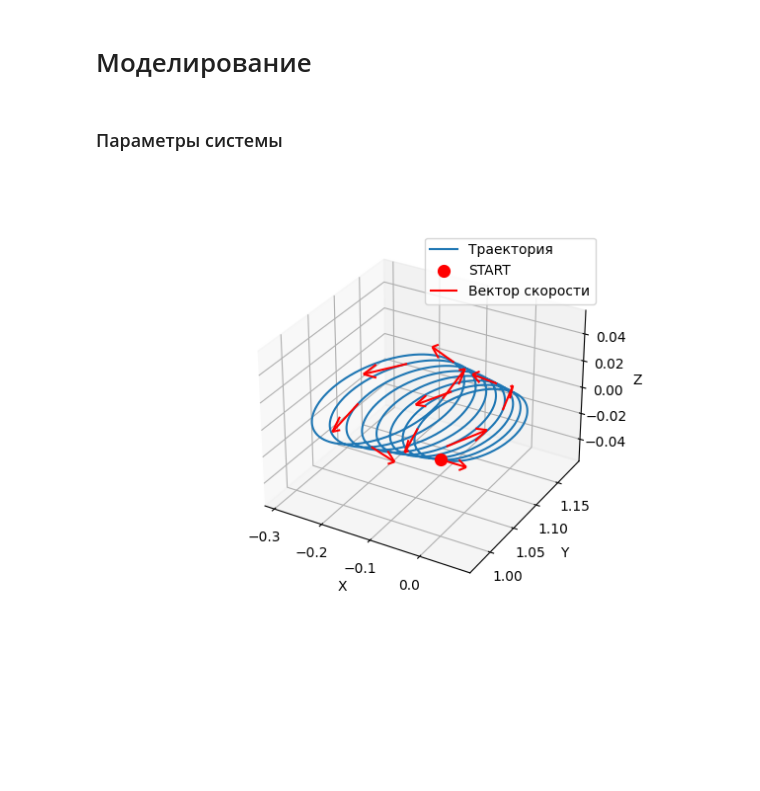
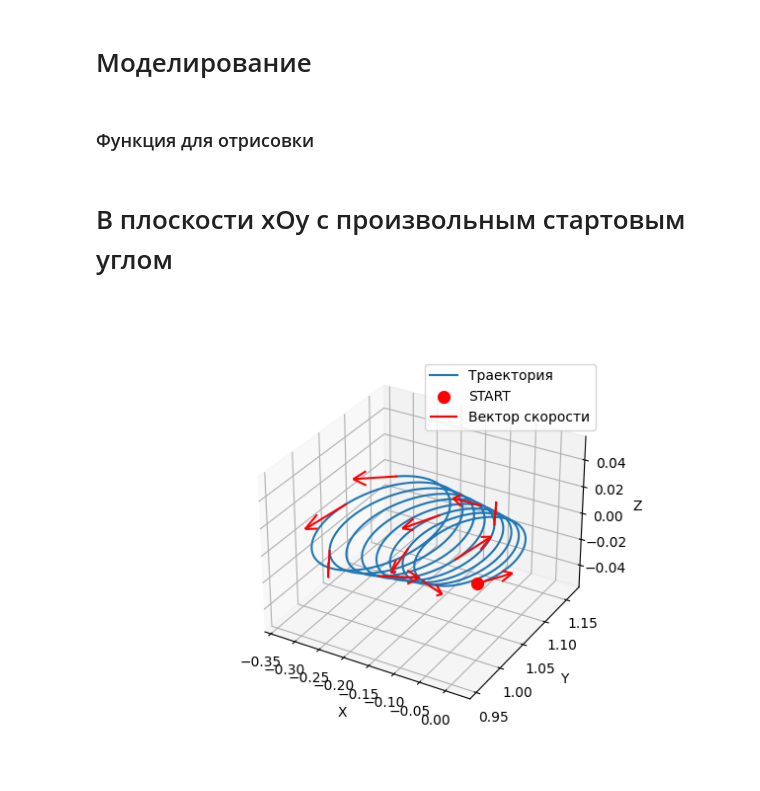
Before and after one commit to lalayants/PhysicsITMO_Electrostatics, a Jupyter notebook: Project2.1/project copy.ipynb, the cells around one changed output. Cells and saved outputs as stored; diff of their text form; code cells hidden in the pictures; blank space fills up the shorter version.

Commit message:
couple of plots added

```diff
--- a/Project2.1/project copy.ipynb
+++ b/Project2.1/project copy.ipynb
@@ -14,10 +14,10 @@ $$m\frac{d\vec{V}}{dt} = e[\vec{V}, \vec{B}]$$
 import numpy as np
 import matplotlib.pyplot as plt
 import model
-# %% [markdown]
-### Параметры системы
+# %% [markdown]
+### Функция для отрисовки
 # %%
-def draw(tr, speeds, start_position, amount_of_vectors):
+def draw(tr, speeds, start_position, amount_of_vectors=10):
     fig = plt.figure()
     ax = fig.add_subplot(111, projection='3d')
     ax.plot(tr[:,0],tr[:,1],tr[:,2], label="Траектория")
@@ -32,30 +32,27 @@ def draw(tr, speeds, start_position, amount_of_vectors):
 
 
 %matplotlib widget
+# %% [markdown]
+# В плоскости xOy с произвольным стартовым углом
 # %%
-import numpy as np
-import matplotlib.pyplot as plt
-import model
-
 pi = np.pi
 # Параметры частицы
 start_position = [0,1, 0]  # стартовая позиция
-start_angels = [0, 0]  # угол xOy и zOxy
+start_angels = [pi/4, 0]  # угол xOy и zOxy
 v0 = 1  # стартовая скорость
 q, m = 10**-8, 10**-6  # заряд и масса
 
 # Параметры провода
 I = 10  # A
 R = 0.1  # м
 
 # Параметры симуляции
 t_max = 4
 amount_of_vectors = 10
 
 
 positions, speeds, clocks = model.calculate_trajectory(start_position, start_angels, v0, q, m, I, R, t_max=t_max)
 
-# draw(positions,speeds, start_position, amount_of_vectors)
-draw(positions,speeds, start_position, amount_of_vectors)
+draw(positions,speeds, start_position)
 # %% [output]
-[figure, old version]
+[figure, new version]
```
Also changed, not shown: parts of 4 cells of this notebook.
